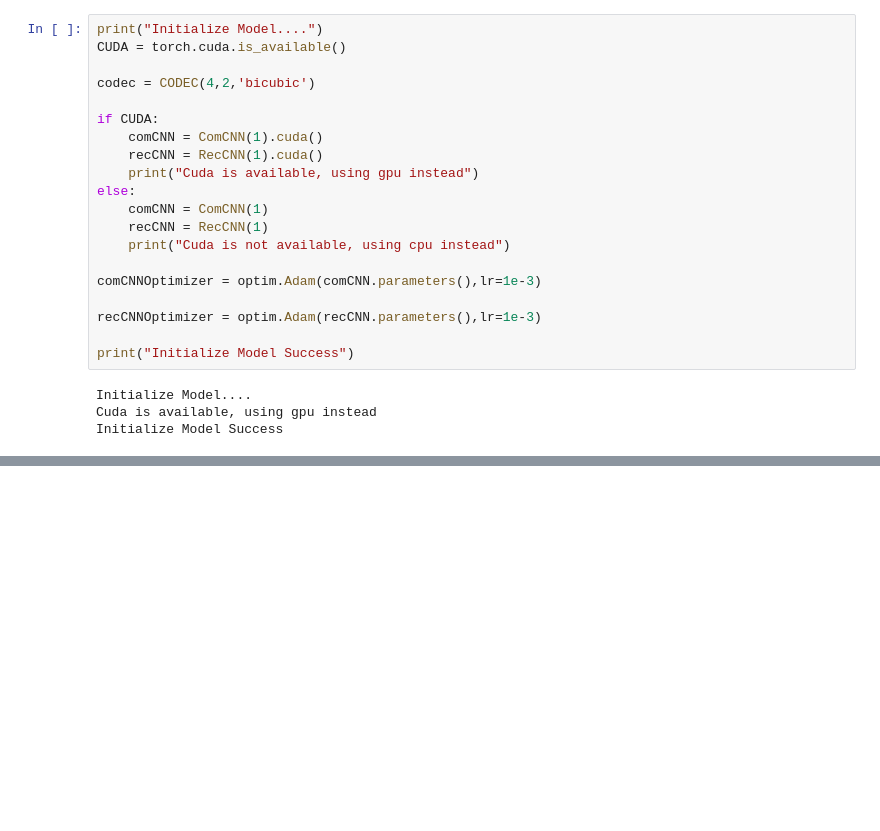
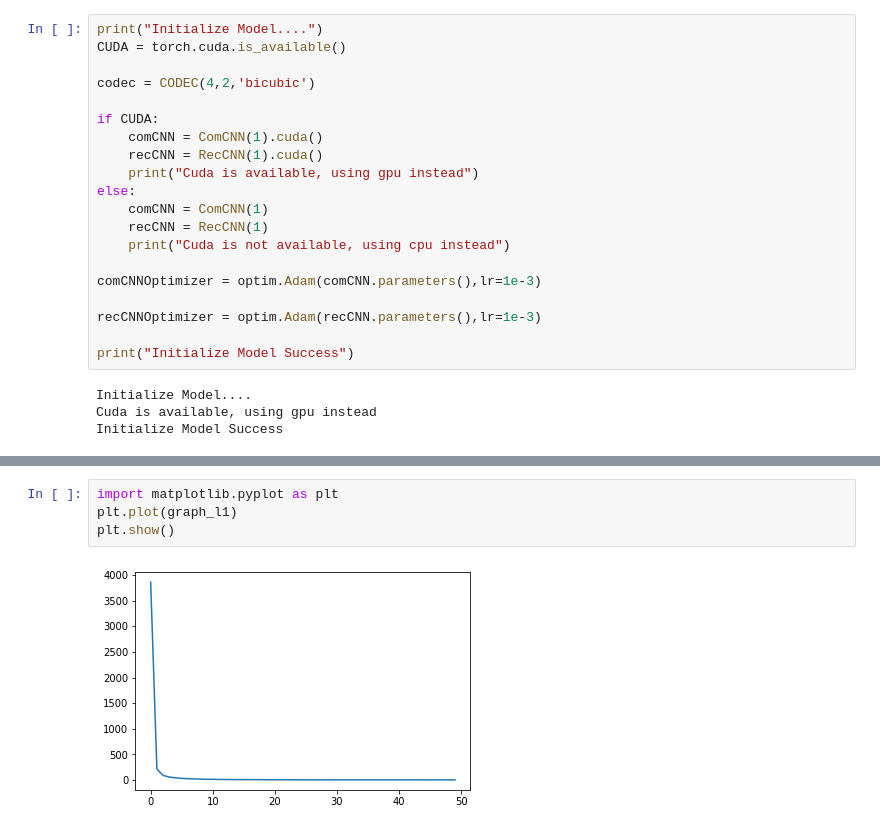
Before and after one commit to zesagata/modified-end-to-end-framework, a Jupyter notebook: end-to-end-framework-new-archi.ipynb, the cells around one changed output, grey strips where cells are left out. Cells and saved outputs as stored; diff of their text form; blank space fills up the shorter version.

```diff
--- a/end-to-end-framework-new-archi.ipynb
+++ b/end-to-end-framework-new-archi.ipynb
@@ -228 +233,7 @@ Time : 8.562110900878906
 Training Success
+# %%
+import matplotlib.pyplot as plt
+plt.plot(graph_l1)
+plt.show()
+# %% [output]
+[figure, added]
```
Also changed, not shown: parts of 7 cells of this notebook, 6 other files.
